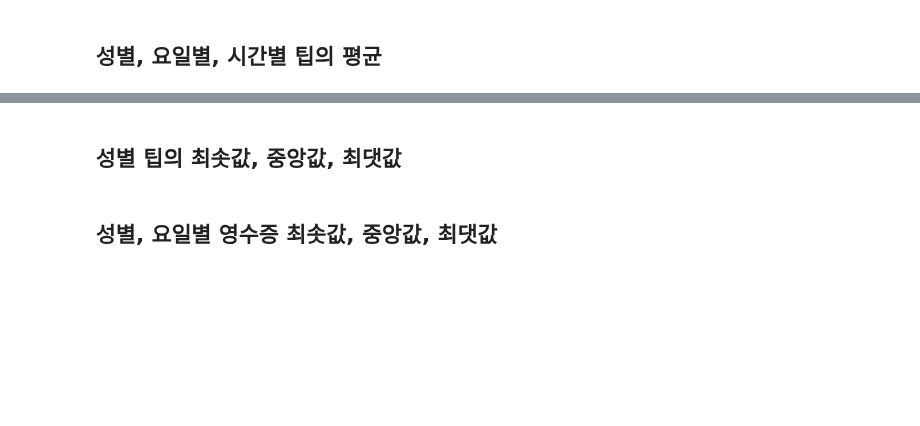
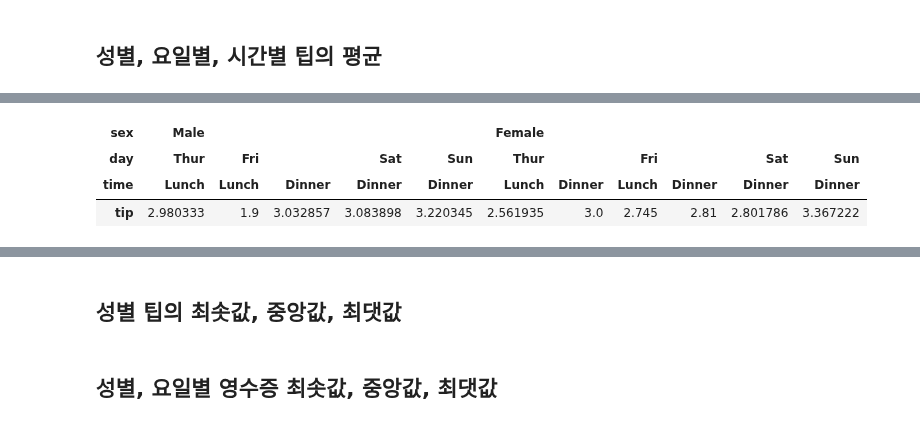
Before and after one commit to JakeOh/202511_BD53, a Jupyter notebook: lab_python/da12_shape.ipynb, the cells around one changed output, grey strips where cells are left out. Saved outputs shown, nothing was run; the diff lists cells and outputs as text; code cells hidden in the pictures; blank space fills up the shorter version.

```diff
--- a/lab_python/da12_shape.ipynb
+++ b/lab_python/da12_shape.ipynb
@@ -285,0 +412,7 @@ tips.pivot_table(values=['tip', 'total_bill'], index='sex', observed=True)
+# %%
+tips.pivot_table(values='tip', columns=['sex', 'day', 'time'], observed=True)
+# %% [output]
+| sex | Male |  |  |  |  | Female |  |  |  |  |  |
+| day | Thur | Fri |  | Sat | Sun | Thur |  | Fri |  | Sat | Sun |
+| time | Lunch | Lunch | Dinner | Dinner | Dinner | Lunch | Dinner | Lunch | Dinner | Dinner | Dinner |
+| tip | 2.980333 | 1.9 | 3.032857 | 3.083898 | 3.220345 | 2.561935 | 3.0 | 2.745 | 2.81 | 2.801786 | 3.367222 |
```
Also changed, not shown: parts of 14 cells of this notebook.
